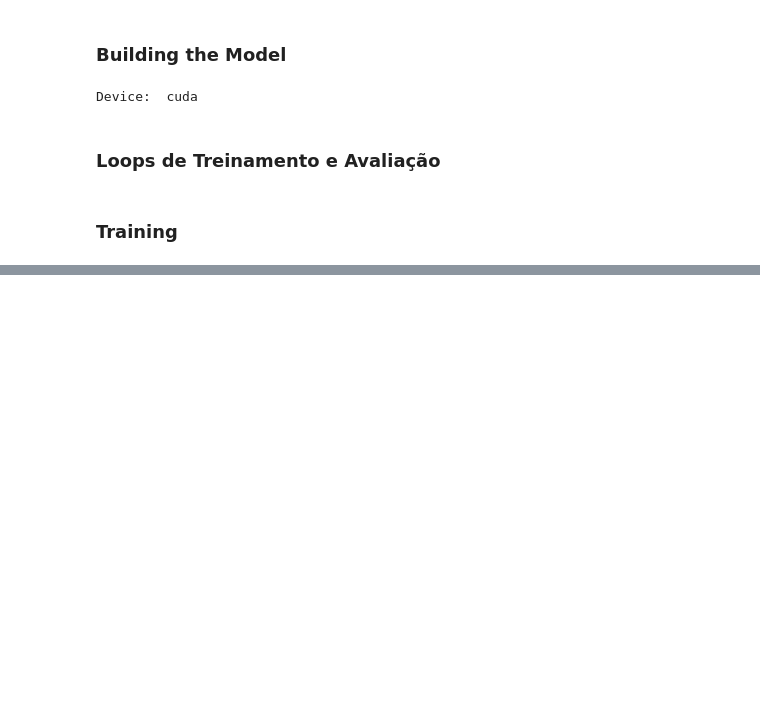
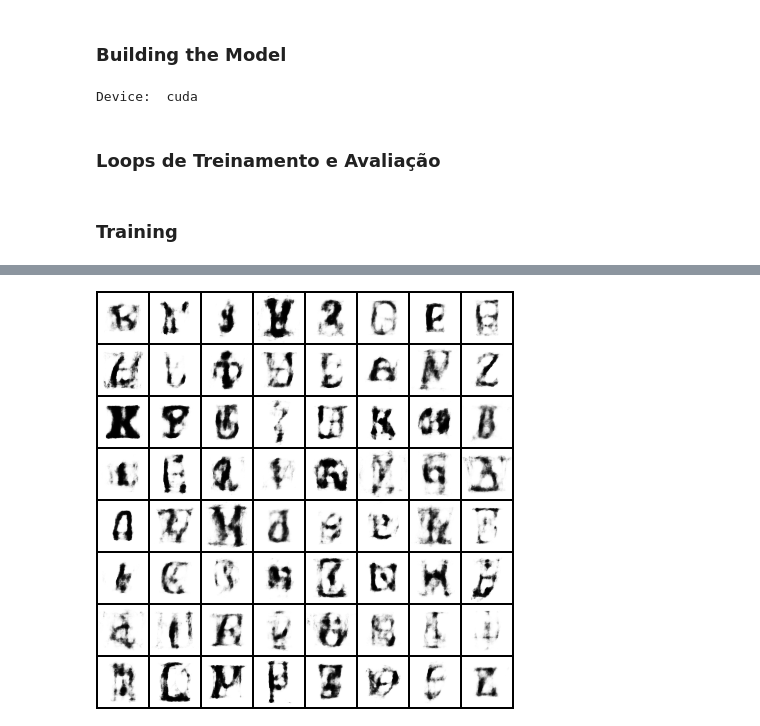
Before and after one commit to krisandre7/ia376n_ia_generativa, a Jupyter notebook: Kristhian_André_Oliveira_Aguilar_2025_2_IA376_FirstVAE_en.ipynb, the cells around one changed output, grey strips where cells are left out. Drawn from its saved outputs; the diff is of its cells as text; code cells hidden in the pictures; blank space fills up the shorter version.

```diff
--- a/Kristhian_André_Oliveira_Aguilar_2025_2_IA376_FirstVAE_en.ipynb
+++ b/Kristhian_André_Oliveira_Aguilar_2025_2_IA376_FirstVAE_en.ipynb
@@ -352,9 +352,16 @@ pass
 # %%
 model.load_state_dict(
-    torch.load('models/epoch_900.model',
+    torch.load('models/epoch_150.model',
                map_location=torch.device('cpu')))
 
 sample_latent_space('a')
+
+from PIL import Image
+
+image = Image.open("results/sample_a.png")
+image
+# %% [output]
+[figure, added]
 # %%
 # zip files to download
 !zip -r results.zip results
```
Also changed, not shown: parts of 5 cells of this notebook.
